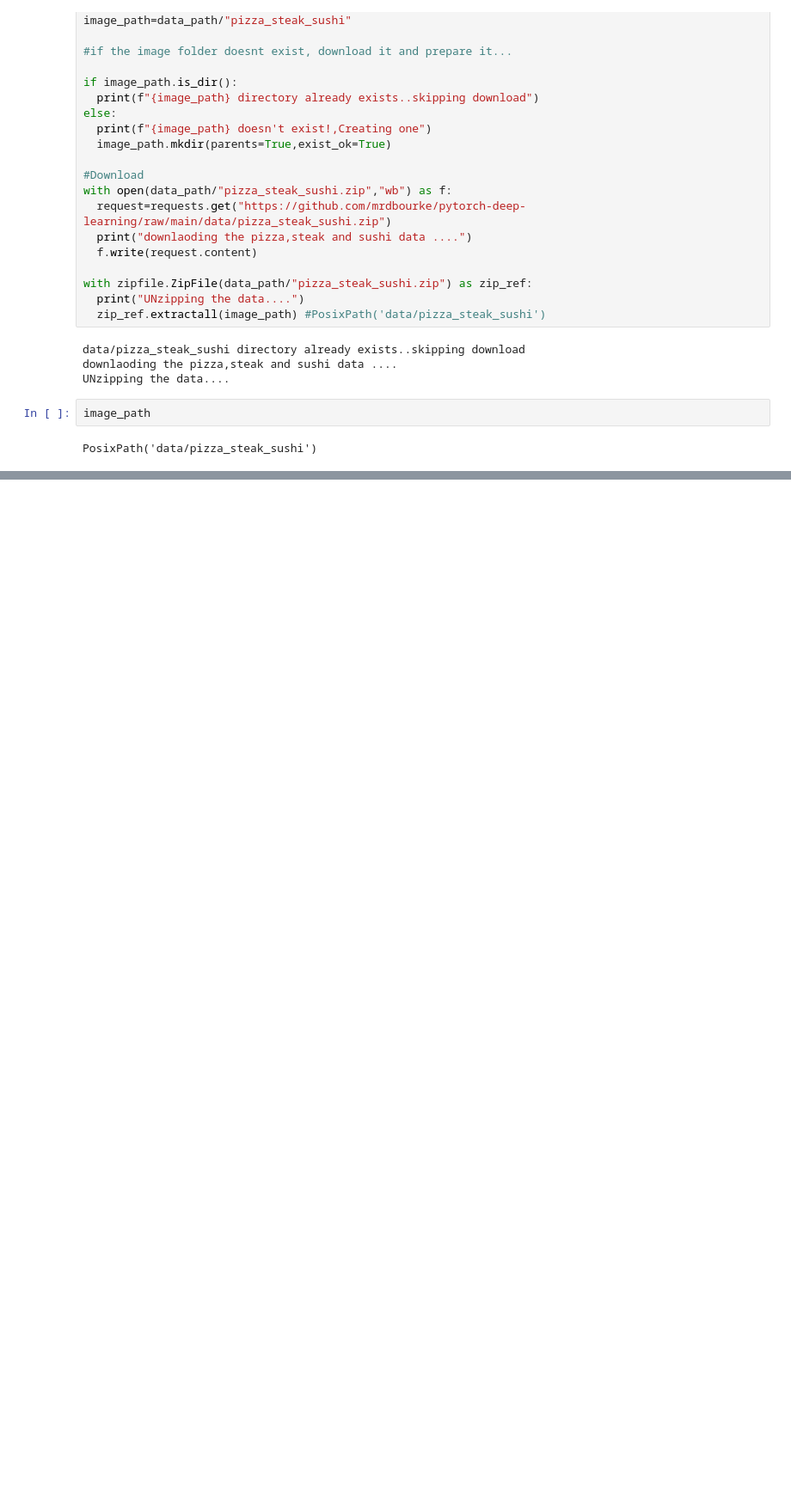
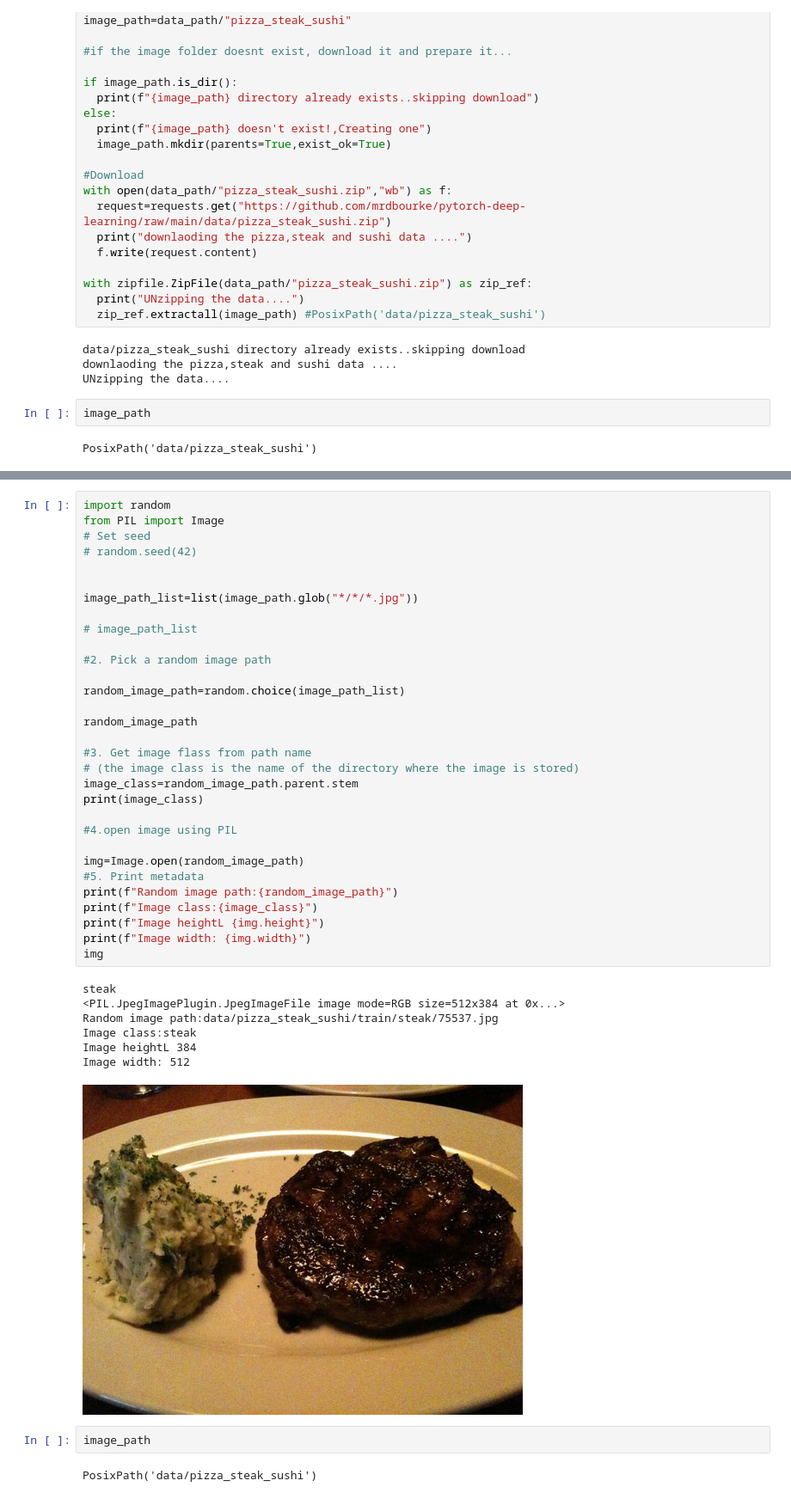
Before and after one commit to MananShukla7/Pytorch-CV, a Jupyter notebook: 05_Custom_Datasets_Pytorch.ipynb, the cells around one changed output, grey strips where cells are left out. Shown at 86% size. Drawn from its saved outputs; the diff is of its cells as text; blank space fills up the shorter version.

```diff
--- a/05_Custom_Datasets_Pytorch.ipynb
+++ b/05_Custom_Datasets_Pytorch.ipynb
@@ -60,0 +101,43 @@ PosixPath('data/pizza_steak_sushi')
+# %%
+import random
+from PIL import Image
+# Set seed
+# random.seed(42)
+
+
+image_path_list=list(image_path.glob("*/*/*.jpg"))
+
+# image_path_list
+
+#2. Pick a random image path
+
+random_image_path=random.choice(image_path_list)
+
+random_image_path
+
+#3. Get image flass from path name
+# (the image class is the name of the directory where the image is stored)
+image_class=random_image_path.parent.stem
+print(image_class)
+
+#4.open image using PIL
+
+img=Image.open(random_image_path)
+#5. Print metadata
+print(f"Random image path:{random_image_path}")
+print(f"Image class:{image_class}")
+print(f"Image heightL {img.height}")
+print(f"Image width: {img.width}")
+img
+# %% [output]
+steak
+<PIL.JpegImagePlugin.JpegImageFile image mode=RGB size=512x384 at 0x...>
+Random image path:data/pizza_steak_sushi/train/steak/75537.jpg
+Image class:steak
+Image heightL 384
+Image width: 512
+[figure, added]
+# %%
+image_path
+# %% [output]
+PosixPath('data/pizza_steak_sushi')
```
Also changed, not shown: parts of 18 cells of this notebook.
